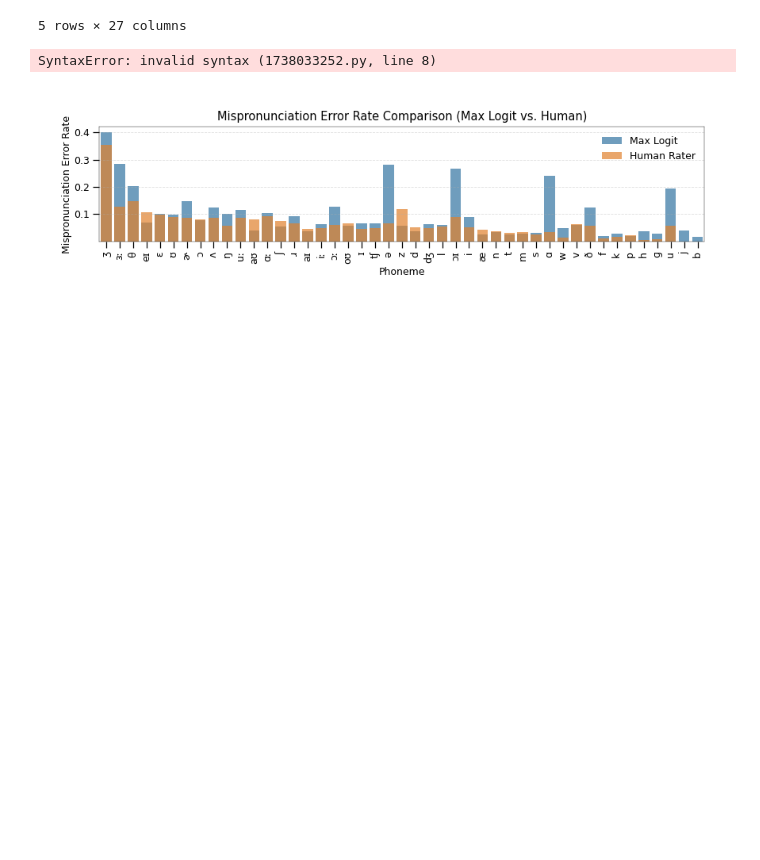
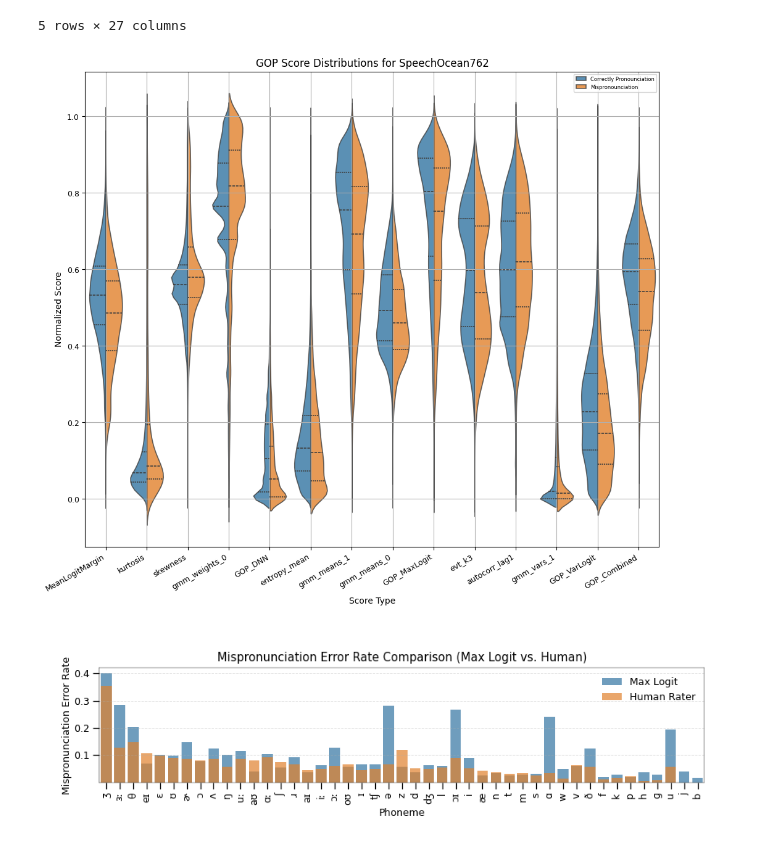
Before and after one commit to xrick/Evaluating_Logit-Based_GOP_Scores, a Jupyter notebook: official/SO_eval/so_evaluation.ipynb, the cells around one changed output. Drawn from its saved outputs; the diff is of its cells as text; code cells hidden in the pictures; blank space fills up the shorter version.

```diff
--- a/official/SO_eval/so_evaluation.ipynb
+++ b/official/SO_eval/so_evaluation.ipynb
@@ -109,7 +112,9 @@ so_everything_df
 # %%
 # /home/mapleleaf/LCJRepos/projects/Evaluating_Logit-Based_GOP_Scores/official/SO_eval/so_evaluation.ipynb
 import pandas as pd
-df = pd.read_csv("/home/mapleleaf/LCJRepos/projects/Evaluating_Logit-Based_GOP_Scores/allimpl_202509171702/output/myimpl_speechocean_metrics_so5000_v2.csv")
+#office
+df = pd.read_csv("/Users/xrickliao/WorkSpaces/Work/Projects/Evaluating_Logit-Based_GOP_Scores/allimpl_202509171702/output/myimpl_speechocean_metrics_so5000_v2.csv")
+# home
 # df = pd.merge(df, so_everything_df[['uttid', 'is_train', 'age']], on='uttid', how='left')
 # Check the current data types
 print("df uttid type:", df['uttid'].dtype)
@@ -194,36 +199,37 @@ plain_text_labels = {
 df_melted_new["Score Type"] = df_melted_new["Score Type"].map(plain_text_labels)
 
 # Creating a refined violin plot with better aesthetics and balanced widths
-fig, ax = plt.subplots(figsize=(6, 4))  # Larger for readability
+fig, ax = plt.subplots(figsize=(12, 10))  # Larger for readability
 
 # Plotting the violin plot with enhanced aesthetics
 sns.violinplot(
     x="Score Type", y="Normalized Score", hue="mispronounced",
     data=df_melted_new, split=True, inner="quartile", linewidth=1.2,
     alpha=0.8, ax=ax, density_norm='width'  # Ensuring equal width for both sides
 )
 
 # Formatting the plot
 ax.set_xticklabels(ax.get_xticklabels(), rotation=30, ha="right", fontsize=10)
 ax.set_title("GOP Score Distributions for SpeechOcean762", fontsize=12)
 ax.set_xlabel("Score Type", fontsize=10)
 ax.set_ylabel("Normalized Score", fontsize=10)
 
 # Adjusting legend aesthetics to be clean and readable
 handles, labels = ax.get_legend_handles_labels()
 ax.legend(
-    handles, ["Correctly Pronounced", "Mispronounced"],
+    handles, ["Correctly Pronounciation", "Mispronounciation"],
     fontsize=6, title_fontsize=7, loc="upper right", frameon=True, markerscale=0.6
 )
 
 # Removing grid lines for a cleaner look
 ax.grid(True)
 
 # Adjusting tick sizes
 plt.xticks(fontsize=9)
 plt.yticks(fontsize=9)
 
+plt.savefig('gop_experiment1.png',dpi=300)
 # Display the improved plot
 plt.show()
 # %% [output]
-SyntaxError: invalid syntax (1738033252.py, line 8)
+[figure, added]
```
Also changed, not shown: parts of 3 cells of this notebook, 1 other file.
